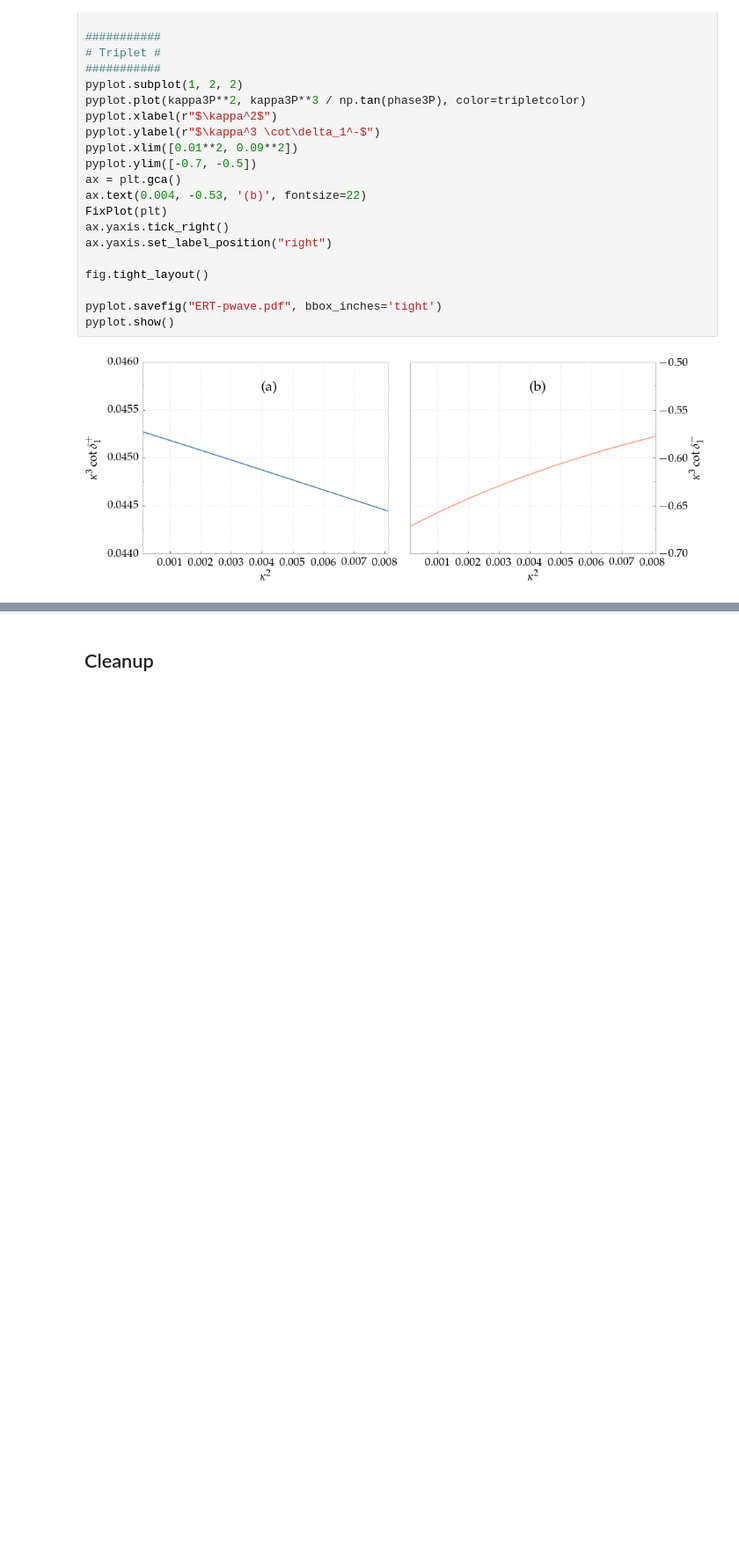
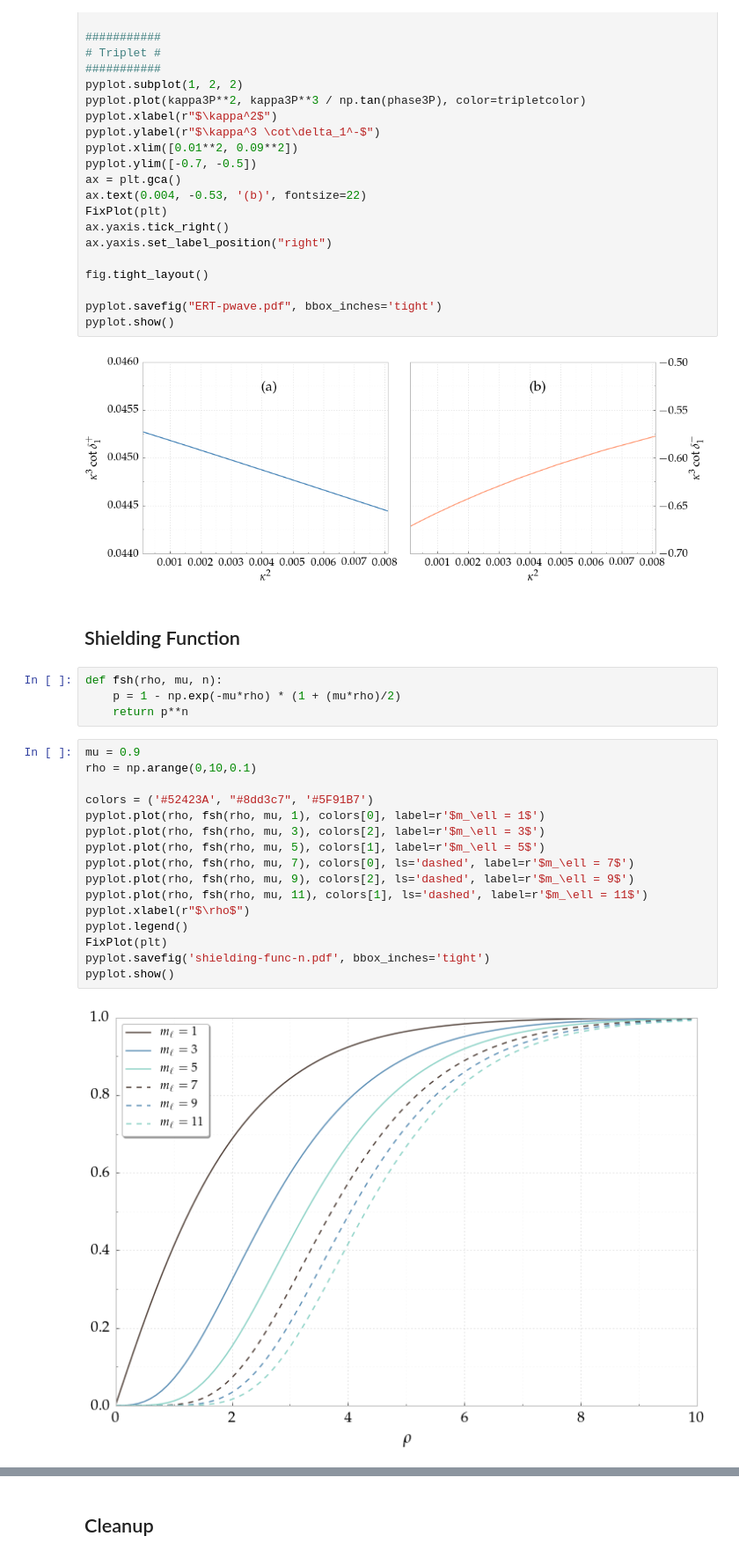
Before and after one commit to DentonW/Papers, a Jupyter notebook: Dissertation/IPython/Dissertation.ipynb, the cells around one changed output, grey strips where cells are left out. Shown at 88% size. Saved outputs shown, nothing was run; the diff lists cells and outputs as text; blank space fills up the shorter version.

```diff
--- a/Dissertation/IPython/Dissertation.ipynb
+++ b/Dissertation/IPython/Dissertation.ipynb
@@ -2551,3 +2552,27 @@ pyplot.savefig("ERT-pwave.pdf", bbox_inches='tight')
 pyplot.show()
 # %% [output]
 [figure]
+# %% [markdown]
+## Shielding Function
+# %%
+def fsh(rho, mu, n):
+    p = 1 - np.exp(-mu*rho) * (1 + (mu*rho)/2)
+    return p**n
+# %%
+mu = 0.9
+rho = np.arange(0,10,0.1)
+
+colors = ('#52423A', "#8dd3c7", '#5F91B7')
+pyplot.plot(rho, fsh(rho, mu, 1), colors[0], label=r'$m_\ell = 1$')
+pyplot.plot(rho, fsh(rho, mu, 3), colors[2], label=r'$m_\ell = 3$')
+pyplot.plot(rho, fsh(rho, mu, 5), colors[1], label=r'$m_\ell = 5$')
+pyplot.plot(rho, fsh(rho, mu, 7), colors[0], ls='dashed', label=r'$m_\ell = 7$')
+pyplot.plot(rho, fsh(rho, mu, 9), colors[2], ls='dashed', label=r'$m_\ell = 9$')
+pyplot.plot(rho, fsh(rho, mu, 11), colors[1], ls='dashed', label=r'$m_\ell = 11$')
+pyplot.xlabel(r"$\rho$")
+pyplot.legend()
+FixPlot(plt)
+pyplot.savefig('shielding-func-n.pdf', bbox_inches='tight')
+pyplot.show()
+# %% [output]
+[figure, added]
```
Also changed, not shown: parts of 7 cells of this notebook, 20 other files.
